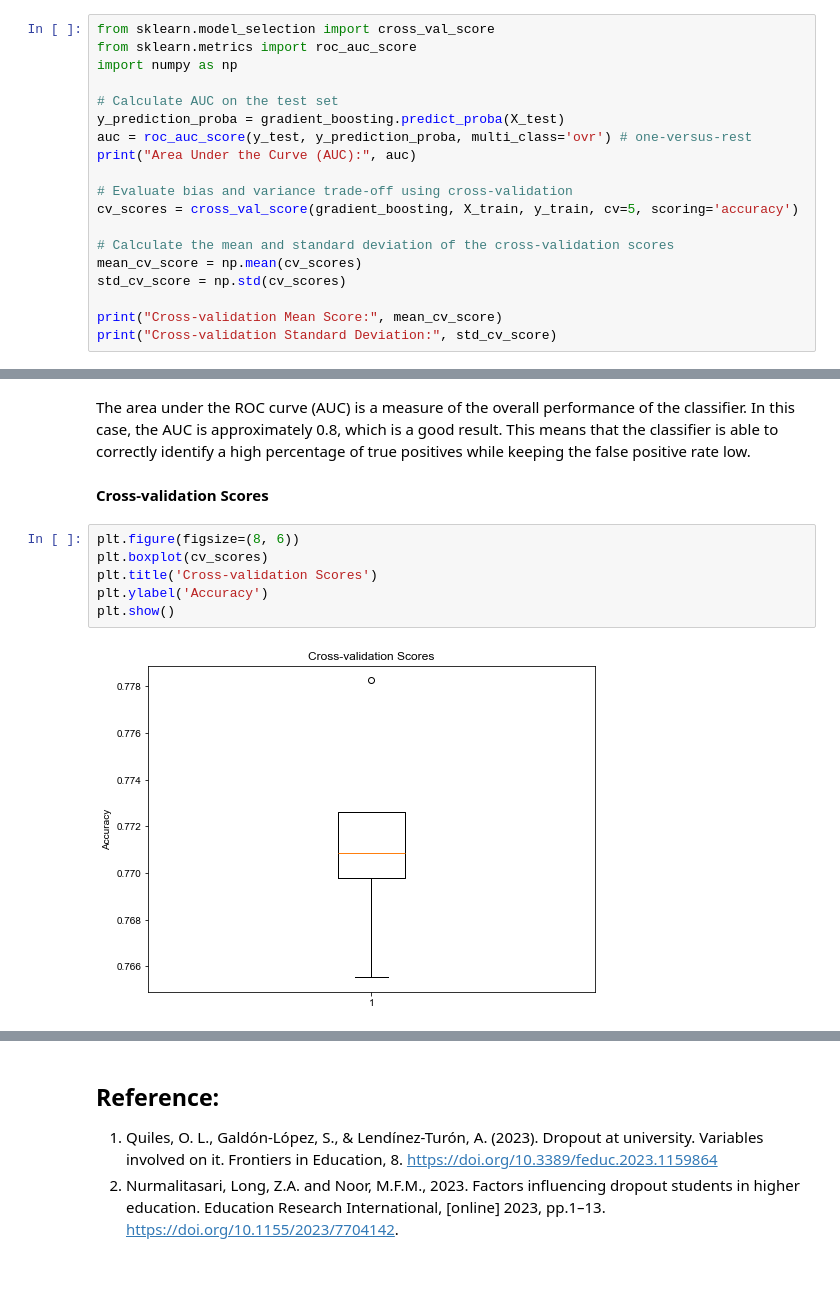
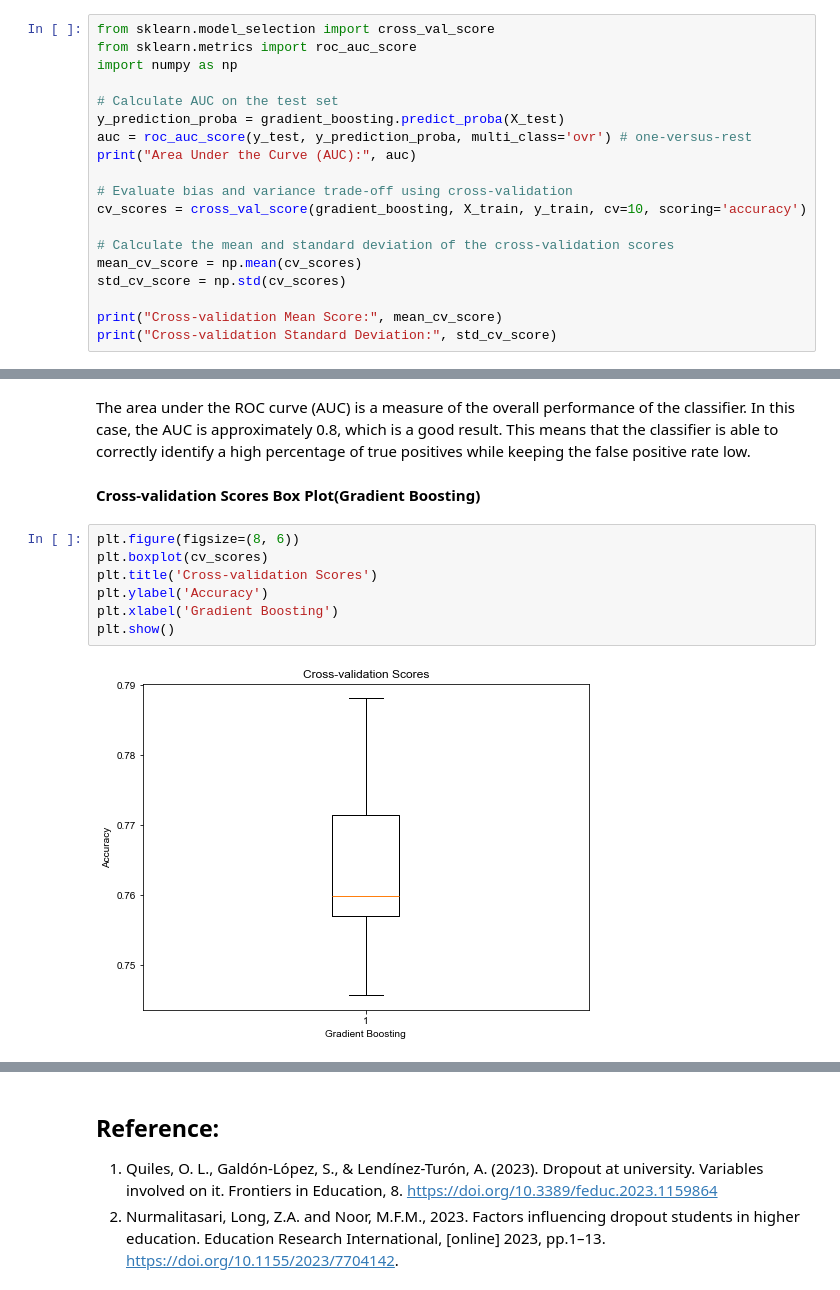
Before and after one commit to Henry-0810/Data-Analysis, a Jupyter notebook: Project/DropOutRate.ipynb, the cells around one changed output, grey strips where cells are left out. Drawn from its saved outputs; the diff is of its cells as text.

```diff
--- a/Project/DropOutRate.ipynb
+++ b/Project/DropOutRate.ipynb
@@ -375,7 +376,7 @@ auc = roc_auc_score(y_test, y_prediction_proba, multi_class='ovr') # one-versus-
 print("Area Under the Curve (AUC):", auc)
 
 # Evaluate bias and variance trade-off using cross-validation
-cv_scores = cross_val_score(gradient_boosting, X_train, y_train, cv=5, scoring='accuracy')
+cv_scores = cross_val_score(gradient_boosting, X_train, y_train, cv=10, scoring='accuracy')
 
 # Calculate the mean and standard deviation of the cross-validation scores
 mean_cv_score = np.mean(cv_scores)
@@ -513,12 +514,13 @@ plt.show()
 # %% [markdown]
 The area under the ROC curve (AUC) is a measure of the overall performance of the classifier. In this case, the AUC is approximately 0.8, which is a good result. This means that the classifier is able to correctly identify a high percentage of true positives while keeping the false positive rate low.
 # %% [markdown]
-**Cross-validation Scores**
+**Cross-validation Scores Box Plot(Gradient Boosting)**
 # %%
 plt.figure(figsize=(8, 6))
 plt.boxplot(cv_scores)
 plt.title('Cross-validation Scores')
 plt.ylabel('Accuracy')
+plt.xlabel('Gradient Boosting')
 plt.show()
 # %% [output]
-[figure, old version]
+[figure, new version]
```
Also changed, not shown: parts of 19 cells of this notebook.
